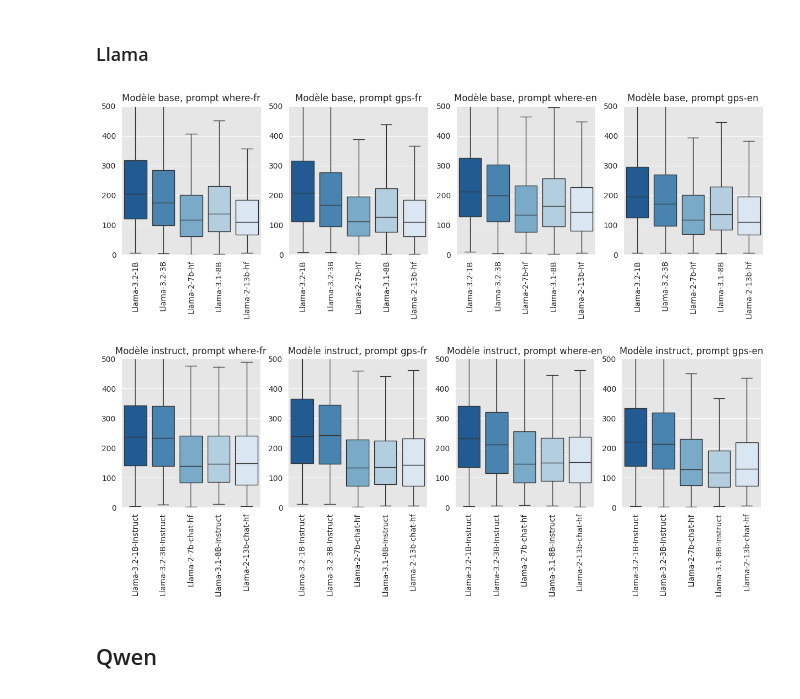
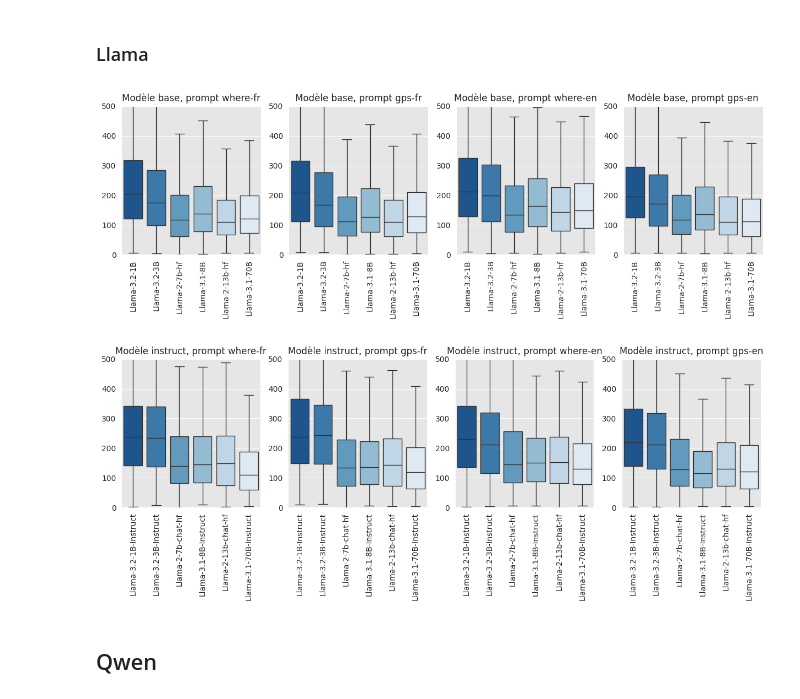
Before and after one commit to AdrienGuille/geo-llm, a Jupyter notebook: 5_Probing.ipynb, the cells around one changed output. Drawn from its saved outputs; the diff is of its cells as text; code cells hidden in the pictures.

```diff
--- a/5_Probing.ipynb
+++ b/5_Probing.ipynb
@@ -178,26 +178,26 @@ for model_version in ["base", "instruct"]:
 # %%
 precision = "int4"
 for model_version in ["base", "instruct"]:
     fig, axes = plt.subplots(1, 4, figsize=(15, 3.5))
     for i, conf in enumerate([("fr", "where"), ("fr", "gps"), ("en", "where"), ("en", "gps")]):
         lang = conf[0]
         prompt = conf[1]
-        checkpoints = [f"Llama-3.2-1B-Instruct_{precision}_{prompt}_{lang}", f"Llama-3.2-3B-Instruct_{precision}_{prompt}_{lang}", f"Llama-2-7b-chat-hf_{precision}_{prompt}_{lang}", f"Llama-3.1-8B-Instruct_{precision}_{prompt}_{lang}", f"Llama-2-13b-chat-hf_{precision}_{prompt}_{lang}"]
+        checkpoints = [f"Llama-3.2-1B-Instruct_{precision}_{prompt}_{lang}", f"Llama-3.2-3B-Instruct_{precision}_{prompt}_{lang}", f"Llama-2-7b-chat-hf_{precision}_{prompt}_{lang}", f"Llama-3.1-8B-Instruct_{precision}_{prompt}_{lang}", f"Llama-2-13b-chat-hf_{precision}_{prompt}_{lang}", f"Llama-3.1-70B-Instruct_{precision}_{prompt}_{lang}"]
         if model_version == "base":
             checkpoints = [c.replace("-Instruct", "").replace("-chat", "") for c in checkpoints]
         data = {}
         for c in checkpoints:
             dist = json.loads(results[results.checkpoint == c].distances_in_km.values[0])
             c = c.replace(f"_{precision}_{prompt}_{lang}", "")
             data[c] = np.sort(dist)
         sns.boxplot(data, palette="Blues_r", showfliers=False, ax=axes[i])
         axes[i].tick_params(axis="x", rotation=90)
         axes[i].set_ylim(0, 500)
         axes[i].set_title(f"Modèle {model_version}, prompt {prompt}-{lang}")
     plt.show()
 # %% [output]
-[figure, old version]
+[figure, new version]
-[figure, old version]
+[figure, new version]
 # %% [markdown]
 ## Qwen
 # %%
```
